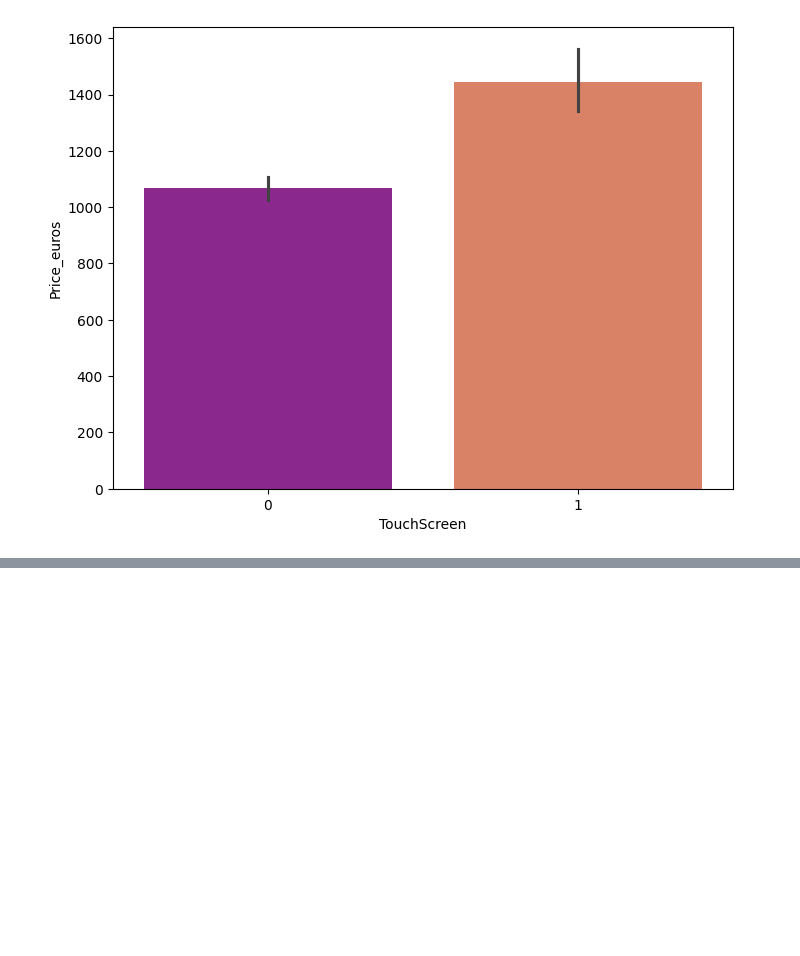
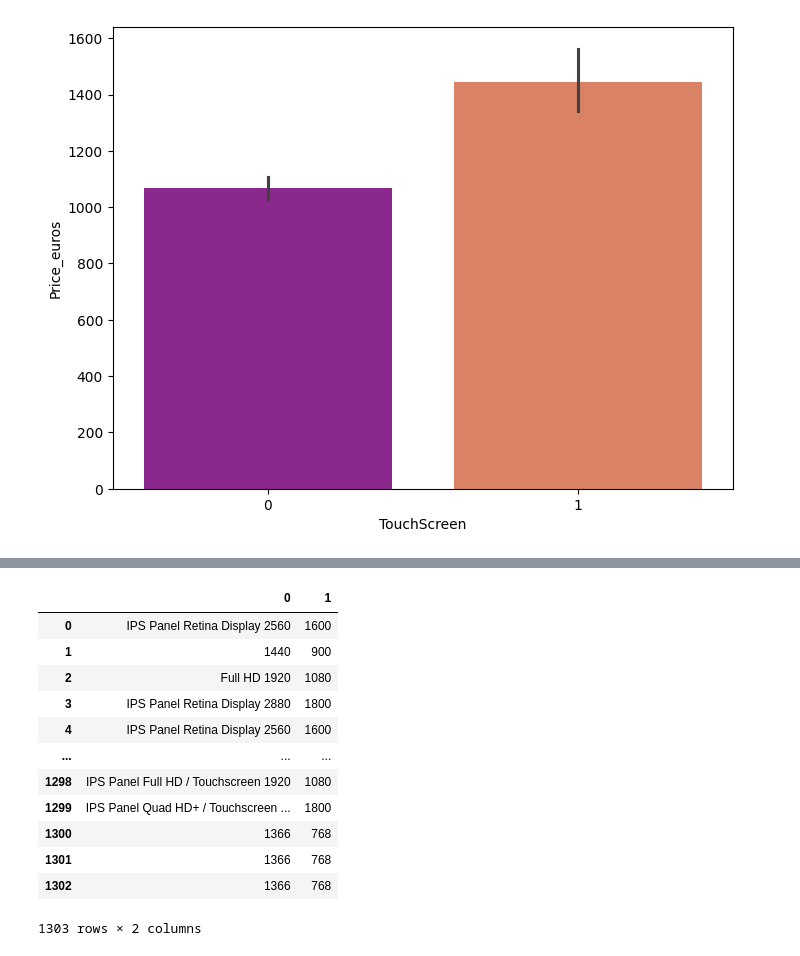
Before and after one commit to AnantVerma-2022/Linear-Regression-Laptop-Price-Predictions, a Jupyter notebook: laptop_price_prediction.ipynb, the cells around one changed output, grey strips where cells are left out. Drawn from its saved outputs; the diff is of its cells as text; code cells hidden in the pictures; blank space fills up the shorter version.

```diff
--- a/laptop_price_prediction.ipynb
+++ b/laptop_price_prediction.ipynb
@@ -485,0 +521,18 @@ plt.show()
+# %%
+# Extracting the X Resolution and Y Resolutions
+
+dataset['ScreenResolution'].str.split('x',n=1,expand=True)
+# %% [output]
+|  | 0 | 1 |
+| 0 | IPS Panel Retina Display 2560 | 1600 |
+| 1 | 1440 | 900 |
+| 2 | Full HD 1920 | 1080 |
+| 3 | IPS Panel Retina Display 2880 | 1800 |
+| 4 | IPS Panel Retina Display 2560 | 1600 |
+| ... | ... | ... |
+| 1298 | IPS Panel Full HD / Touchscreen 1920 | 1080 |
+| 1299 | IPS Panel Quad HD+ / Touchscreen ... | 1800 |
+| 1300 | 1366 | 768 |
+| 1301 | 1366 | 768 |
+| 1302 | 1366 | 768 |
+1303 rows × 2 columns
```
Also changed, not shown: parts of 9 cells of this notebook.
